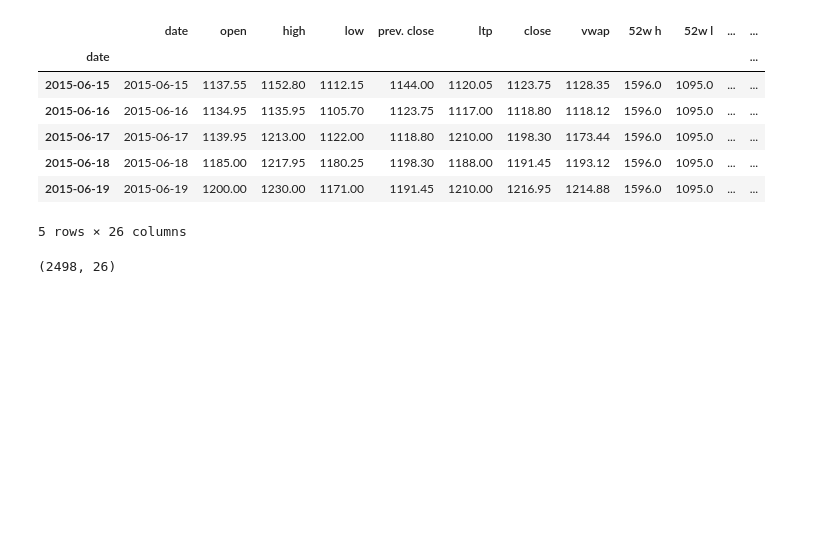
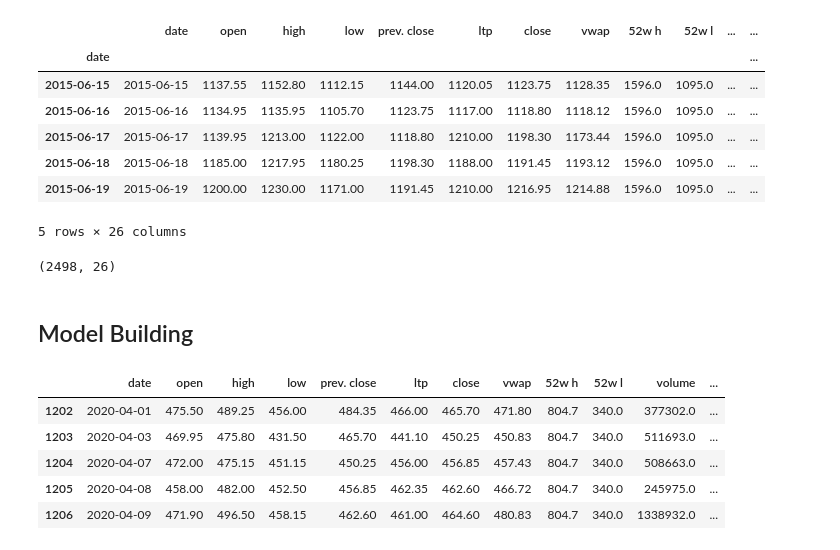
Before and after one commit to shrikant-DS/Predicting_stock_market_equity, a Jupyter notebook: predicting_price.ipynb, the cells around one changed output. Cells and saved outputs as stored; diff of their text form; code cells hidden in the pictures; blank space fills up the shorter version.

Commit message:
model building start

```diff
--- a/predicting_price.ipynb
+++ b/predicting_price.ipynb
@@ -590,3 +590,14 @@ df.head()
 df.shape
 # %% [output]
 (2498, 26)
+# %% [markdown]
+## Model Building
+# %%
+df_2020.head()
+# %% [output]
+|  | date | open | high | low | prev. close | ltp | close | vwap | 52w h | 52w l | volume | ... |
+| 1202 | 2020-04-01 | 475.50 | 489.25 | 456.00 | 484.35 | 466.00 | 465.70 | 471.80 | 804.7 | 340.0 | 377302.0 | ... |
+| 1203 | 2020-04-03 | 469.95 | 475.80 | 431.50 | 465.70 | 441.10 | 450.25 | 450.83 | 804.7 | 340.0 | 511693.0 | ... |
+| 1204 | 2020-04-07 | 472.00 | 475.15 | 451.15 | 450.25 | 456.00 | 456.85 | 457.43 | 804.7 | 340.0 | 508663.0 | ... |
+| 1205 | 2020-04-08 | 458.00 | 482.00 | 452.50 | 456.85 | 462.35 | 462.60 | 466.72 | 804.7 | 340.0 | 245975.0 | ... |
+| 1206 | 2020-04-09 | 471.90 | 496.50 | 458.15 | 462.60 | 461.00 | 464.60 | 480.83 | 804.7 | 340.0 | 1338932.0 | ... |
```
Also changed, not shown: parts of 16 cells of this notebook.
